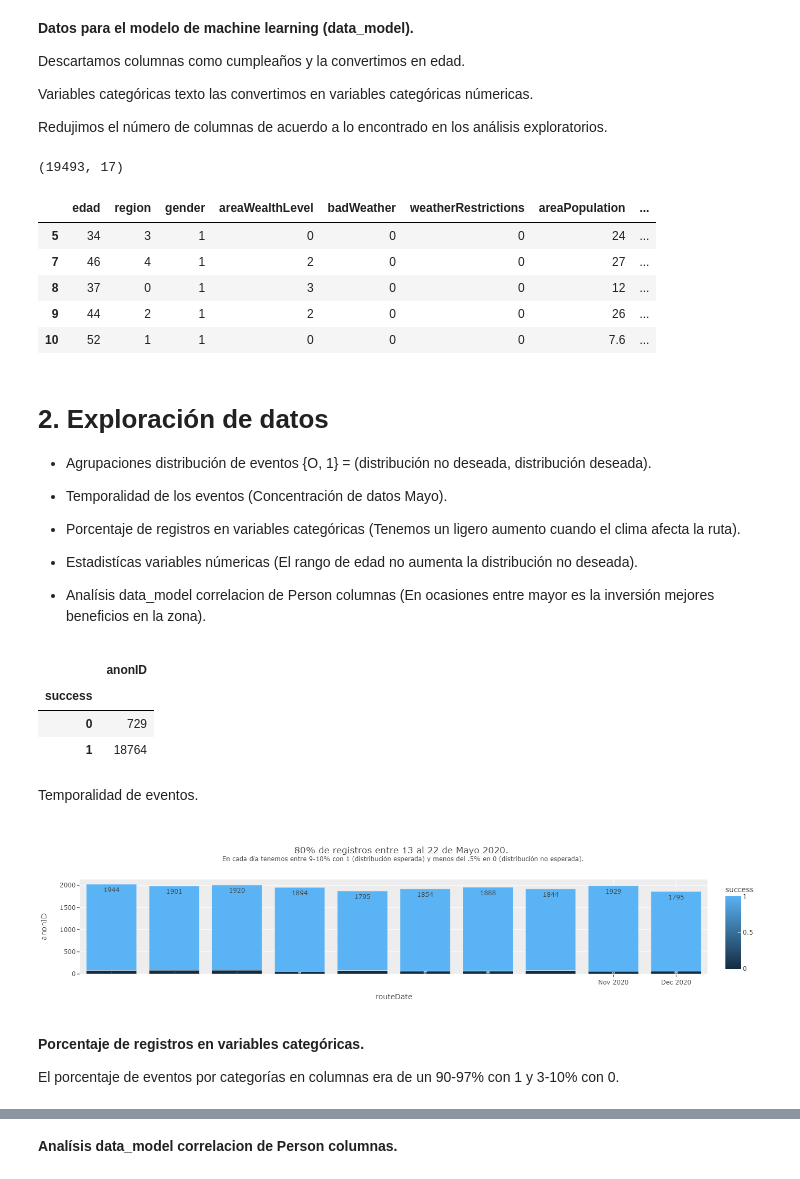
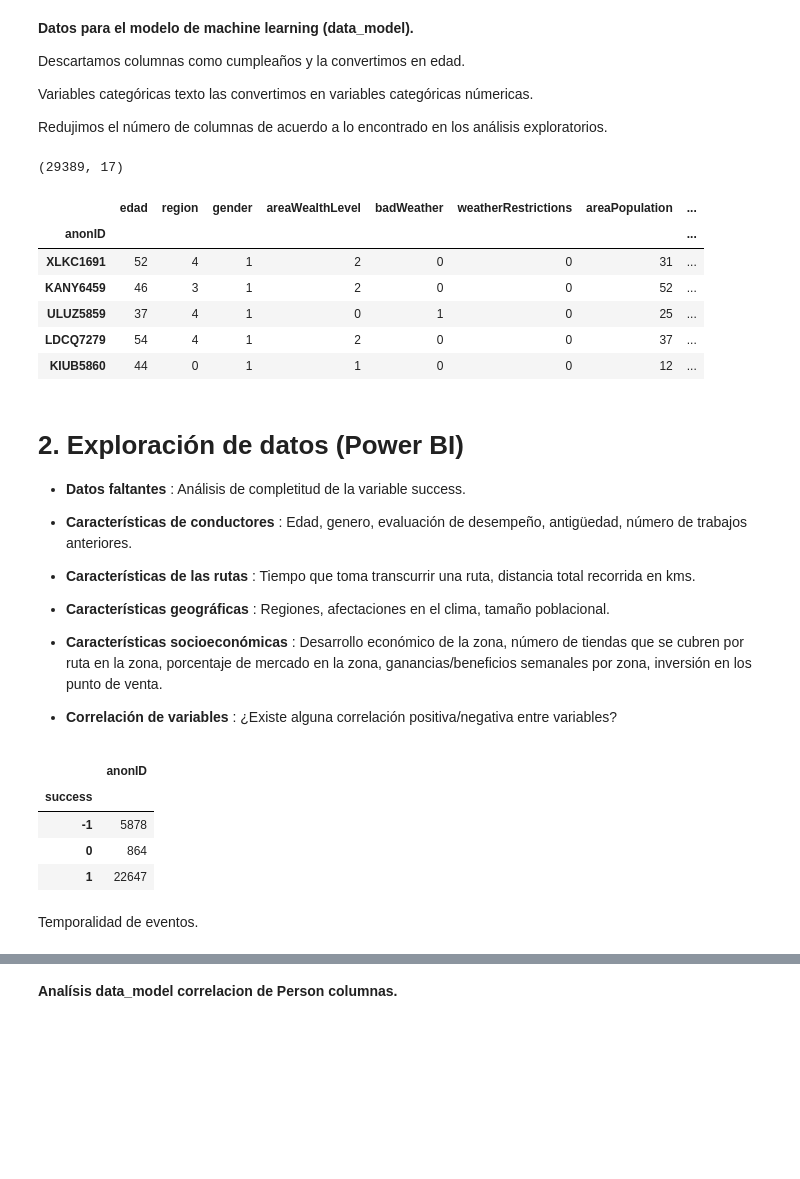
Before and after one commit to Corderodedios182/DataChallenge, a Jupyter notebook: Modelo.ipynb, the cells around one changed output, grey strips where cells are left out. Saved outputs shown, nothing was run; the diff lists cells and outputs as text; code cells hidden in the pictures; blank space fills up the shorter version.

```diff
--- a/Modelo.ipynb
+++ b/Modelo.ipynb
@@ -172,61 +114,40 @@ Variables categóricas texto las convertimos en variables categóricas númerica
 
 Redujimos el número de columnas de acuerdo a lo encontrado en los análisis exploratorios.
 # %%
-data_model = preparacionDatos.dataModel(data_filter)
+data_model = preparacionDatos.dataModel(data)
 
 print(data_model.shape)
 data_model.head()
 # %% [output]
-(19493, 17)
+(29389, 17)
 |  | edad | region | gender | areaWealthLevel | badWeather | weatherRestrictions | areaPopulation | ... |
-| 5 | 34 | 3 | 1 | 0 | 0 | 0 | 24 | ... |
-| 7 | 46 | 4 | 1 | 2 | 0 | 0 | 27 | ... |
-| 8 | 37 | 0 | 1 | 3 | 0 | 0 | 12 | ... |
-| 9 | 44 | 2 | 1 | 2 | 0 | 0 | 26 | ... |
-| 10 | 52 | 1 | 1 | 0 | 0 | 0 | 7.6 | ... |
+| anonID |  |  |  |  |  |  |  | ... |
+| XLKC1691 | 52 | 4 | 1 | 2 | 0 | 0 | 31 | ... |
+| KANY6459 | 46 | 3 | 1 | 2 | 0 | 0 | 52 | ... |
+| ULUZ5859 | 37 | 4 | 1 | 0 | 1 | 0 | 25 | ... |
+| LDCQ7279 | 54 | 4 | 1 | 2 | 0 | 0 | 37 | ... |
+| KIUB5860 | 44 | 0 | 1 | 1 | 0 | 0 | 12 | ... |
 # %% [markdown]
-# 2. Exploración de datos
+# 2. Exploración de datos (Power BI)
 
-- Agrupaciones distribución de eventos {O, 1} = (distribución no deseada, distribución deseada).
+- **Datos faltantes** : Análisis de completitud de la variable success.
 
-- Temporalidad de los eventos (Concentración de datos Mayo).
+- **Características de conductores** : Edad, genero, evaluación de desempeño, antigüedad, número de trabajos anteriores.
 
-- Porcentaje de registros en variables categóricas (Tenemos un ligero aumento cuando el clima afecta la ruta).
+- **Características de las rutas** : Tiempo que toma transcurrir una ruta, distancia total recorrida en kms.
 
-- Estadistícas variables númericas (El rango de edad no aumenta la distribución no deseada).
+- **Características geográficas** : Regiones, afectaciones en el clima, tamaño poblacional.
 
-- Analísis data_model correlacion de Person columnas (En ocasiones entre mayor es la inversión mejores beneficios en la zona).
+- **Características socioeconómicas** :  Desarrollo económico de la zona, número de tiendas que se cubren por ruta en la zona, porcentaje de mercado en la zona, ganancias/beneficios semanales por zona, inversión en los punto de venta.
+
+- **Correlación de variables** :  ¿Existe alguna correlación positiva/negativa entre variables?
 # %%
-preparacionDatos.grupos(data_filter,['success'],num_grupos=1)
+preparacionDatos.grupos(data,['success'],num_grupos=1)
 # %% [output]
 |  | anonID |
 | success |  |
-| 0 | 729 |
-| 1 | 18764 |
+| -1 | 5878 |
+| 0 | 864 |
+| 1 | 22647 |
 # %% [markdown]
 Temporalidad de eventos.
-# %%
-tmp = data_filter.groupby(['routeDate','day','month','success'], as_index = True).count().reset_index()
-
-#lÓGICA PARA EXCLUIR FECHAS VACÍAS DEL GRÁFICO.
-dt_all = pd.date_range(start=tmp['routeDate'].iloc[0],end=tmp['routeDate'].iloc[-1])
-dt_obs = [d.strftime("%Y-%m-%d") for d in tmp['routeDate']]
-dt_breaks = [d for d in dt_all.strftime("%Y-%m-%d").tolist() if not d in dt_obs]
-
-fig = px.bar(tmp, x="routeDate", y="anonID",
-                  color="success",
-                  text_auto=True,
-                  text="anonID",
-                  title = "80% de registros entre 13 al 22 de Mayo 2020. <br><sup>En cada día tenemos entre 9-10% con 1 (distribución esperada) y menos del .5% en 0 (distribución no esperada).</sup>")
-
-fig.update_xaxes(
-    rangebreaks=[dict(values=dt_breaks)]
-)
-
-fig.show()
-# %% [output]
-[figure, removed]
-# %% [markdown]
-**Porcentaje de registros en variables categóricas.**
-
-El porcentaje de eventos por categorías en columnas era de un 90-97% con 1 y 3-10% con 0.
```
Also changed, not shown: parts of 24 cells of this notebook, 7 other files.
